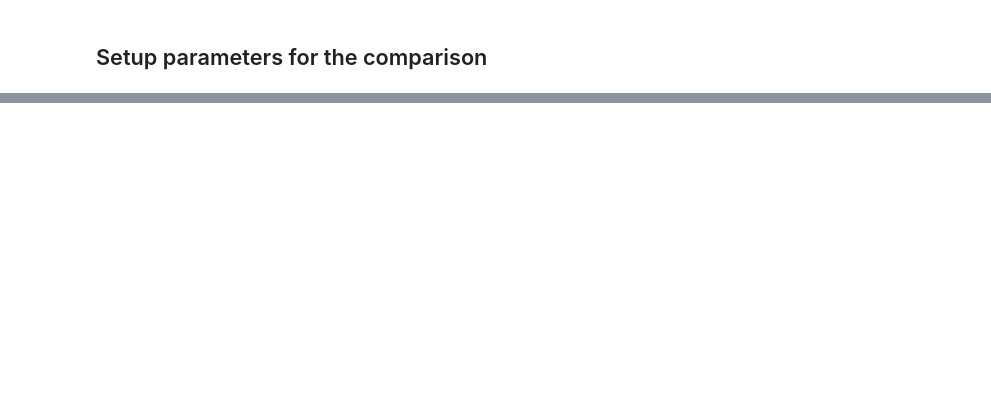
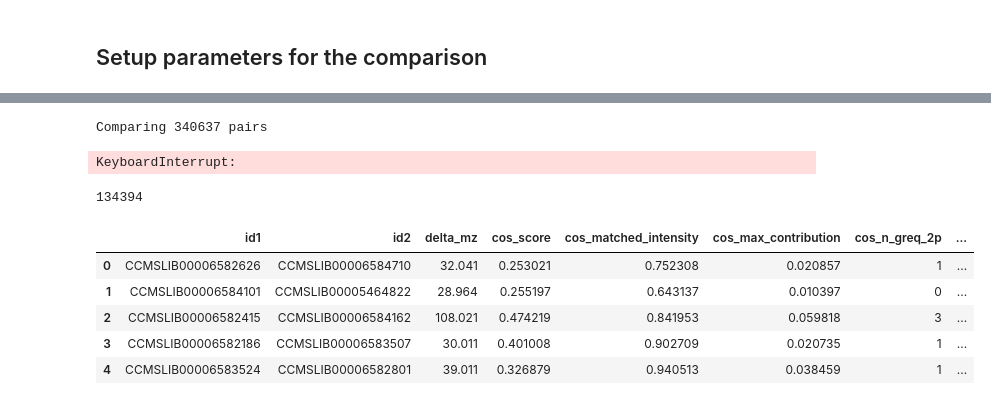
Before and after one commit to bittremieux/cosine_neutral_loss, a Jupyter notebook: notebooks/gnps_spectral_libraries.ipynb, the cells around one changed output, grey strips where cells are left out. Saved outputs shown, nothing was run; the diff lists cells and outputs as text; code cells hidden in the pictures; blank space fills up the shorter version.

```diff
--- a/notebooks/gnps_spectral_libraries.ipynb
+++ b/notebooks/gnps_spectral_libraries.ipynb
@@ -146,29 +181,61 @@ pairs = rng.choice(pairs, 100000, replace=False)
 # %%
-print ("Comparing {} pairs".format(len(pairs)))
+print ("Comparing {} pairs".format(len(pairs_df)))
+# %% [output]
+Comparing 340637 pairs
 # %%
+# common columns
+ids_a, ids_b, delta_mz = [],[],[]
+# lists of SimilarityTuples
 cosines, modified_cosines, neutral_losses = [], [], []
-for i, j in tqdm.tqdm(pairs):
-    cosines.append(
-        similarity.cosine(spectra[i], spectra[j], abs_mz_tolerance)[0]
-    )
-    modified_cosines.append(
-        similarity.modified_cosine(
-            spectra[i], spectra[j], abs_mz_tolerance
-        )[0]
-    )
-    neutral_losses.append(
-        similarity.neutral_loss(
-            spectra[i], spectra[j], abs_mz_tolerance
-        )[0]
-    )
-similarities = pd.DataFrame(
-    {
-        "cosine": cosines,
-        "modified_cosine": modified_cosines,
-        "neutral_loss": neutral_losses
-    }
-)
-similarities.to_parquet("gnps_lib_results.parquet")
+for i, j in tqdm.tqdm(zip(pairs_df["index1"], pairs_df["index2"])):
+    # calculate scores and add to lists
+    cos = similarity.cosine(spectra[i], spectra[j], abs_mz_tolerance)
+    mod_cos = similarity.modified_cosine(spectra[i], spectra[j], abs_mz_tolerance)
+    nl = similarity.neutral_loss(spectra[i], spectra[j], abs_mz_tolerance)
+    if (nl.score > 0) and (cos.score > 0) and (mod_cos.score > 0):
+        cosines.append(cos)
+        modified_cosines.append(mod_cos)
+        neutral_losses.append(nl)
+        ids_a.append(spectra[i].identifier)
+        ids_b.append(spectra[j].identifier)
+        delta_mz.append(abs(spectra[i].precursor_mz - spectra[j].precursor_mz))
+# %% [output]
+KeyboardInterrupt:
+# %%
+similarities = pd.DataFrame(
+    {
+        "id1": ids_a,
+        "id2": ids_b,
+        "delta_mz": delta_mz
+    }
+)
+
+tmp = pd.DataFrame(cosines)
+tmp = tmp.add_prefix('cos_')
+similarities = similarities.join(tmp)
+
+tmp = pd.DataFrame(modified_cosines)
+tmp = tmp.add_prefix('mod_')
+similarities = similarities.join(tmp)
+
+tmp = pd.DataFrame(neutral_losses)
+tmp = tmp.add_prefix('nl_')
+similarities = similarities.join(tmp)
+
+len(similarities)
+# %% [output]
+134394
+# %%
+Path("results/").mkdir(parents=True, exist_ok=True)
+similarities.to_parquet("results/{}.parquet".format(analysis_id))
+similarities.head(5)
+# %% [output]
+|  | id1 | id2 | delta_mz | cos_score | cos_matched_intensity | cos_max_contribution | cos_n_greq_2p | ... |
+| 0 | CCMSLIB00006582626 | CCMSLIB00006584710 | 32.041 | 0.253021 | 0.752308 | 0.020857 | 1 | ... |
+| 1 | CCMSLIB00006584101 | CCMSLIB00005464822 | 28.964 | 0.255197 | 0.643137 | 0.010397 | 0 | ... |
+| 2 | CCMSLIB00006582415 | CCMSLIB00006584162 | 108.021 | 0.474219 | 0.841953 | 0.059818 | 3 | ... |
+| 3 | CCMSLIB00006582186 | CCMSLIB00006583507 | 30.011 | 0.401008 | 0.902709 | 0.020735 | 1 | ... |
+| 4 | CCMSLIB00006583524 | CCMSLIB00006582801 | 39.011 | 0.326879 | 0.940513 | 0.038459 | 1 | ... |
 # %%
 fig, axes = plt.subplots(1, 3, figsize=(7.2, 7.2 / 1.618))
 
```
Also changed, not shown: parts of 5 cells of this notebook, 1 other file.
